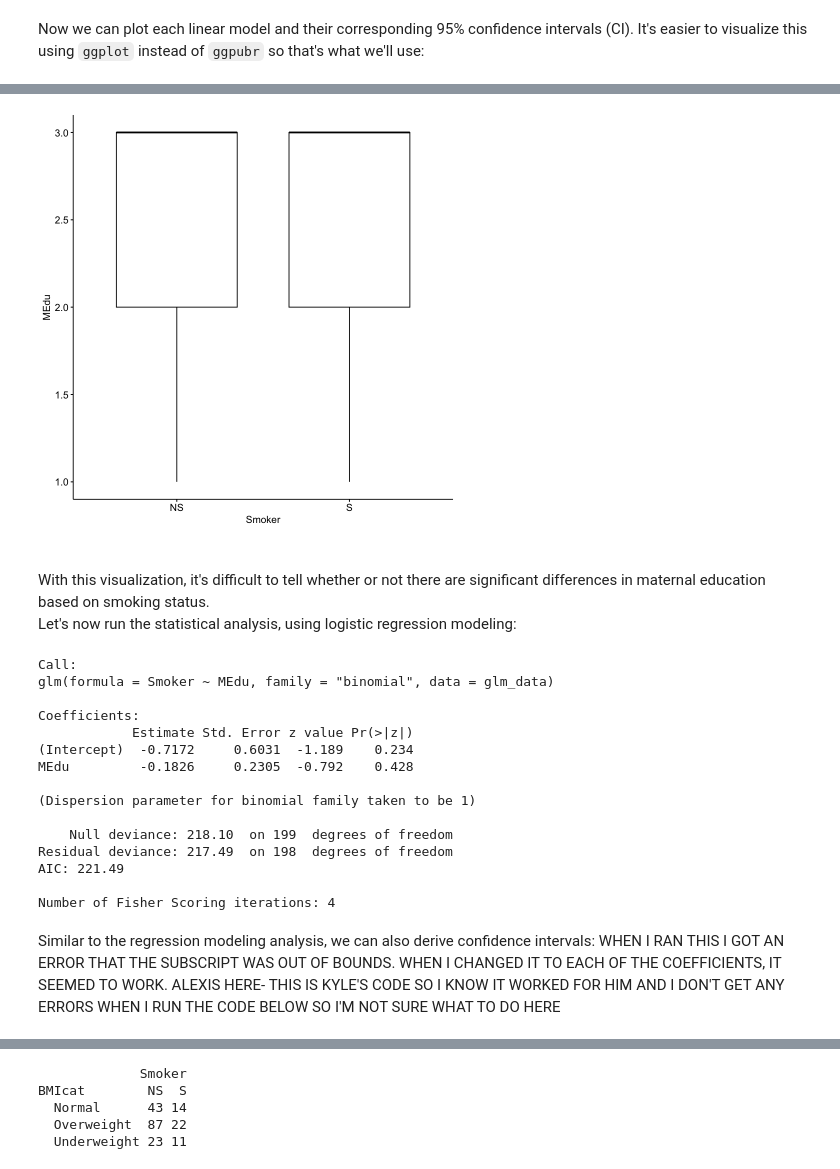
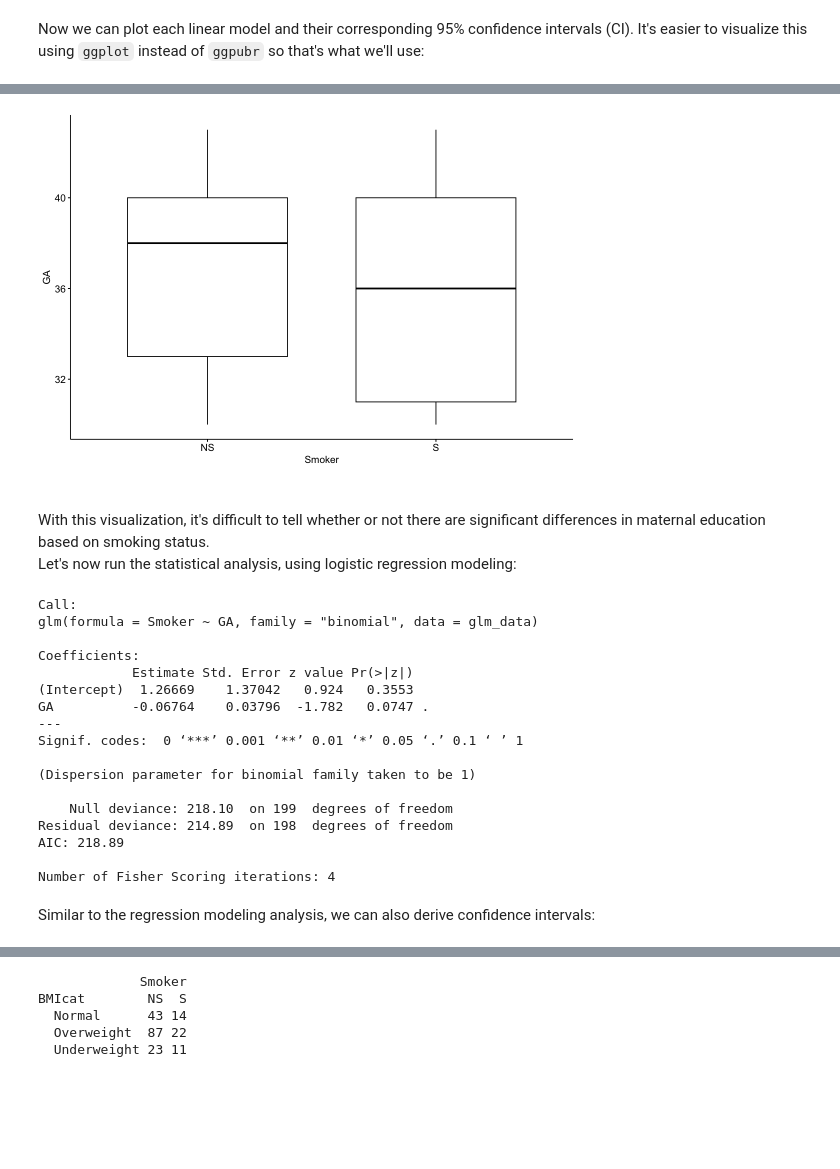
Before and after one commit to UNCSRP/The-inTelligence-And-Machine-lEarning-Toolkit-2.0, a Jupyter notebook: Chapter 3/3.4 Introduction to Statistical Tests/Introduction to Statistical Tests.ipynb, the cells around one changed output, grey strips where cells are left out. Drawn from its saved outputs; the diff is of its cells as text; code cells hidden in the pictures; blank space fills up the shorter version.

```diff
--- a/Chapter 3/3.4 Introduction to Statistical Tests/Introduction to Statistical Tests.ipynb
+++ b/Chapter 3/3.4 Introduction to Statistical Tests/Introduction to Statistical Tests.ipynb
@@ -457,7 +463,7 @@ Let's first visualize these data using a boxplot for the dichotomous smoker data
-# %%
-ggboxplot(data = full.data, x = "Smoker", y = "MEdu")
-# %% [output]
-[figure, removed]
+# %%
+ggboxplot(data = full.data, x = "Smoker", y = "GA")
+# %% [output]
+[figure, added]
 # %% [markdown]
 <br>
 With this visualization, it's difficult to tell whether or not there are significant differences in maternal education based on smoking status.
@@ -469,28 +475,29 @@ Let's now run the statistical analysis, using logistic regression modeling:
 glm_data = full.data %>%
     mutate(Smoker = ifelse(Smoker == "NS", 0,1))
 
-# use GLM (generalized linear model) and specify the family as binomial
-# this tells GLM to run a logistic regression
-log.res = glm(Smoker ~ MEdu, family = "binomial", data = glm_data)
+# Use GLM (generalized linear model) and specify the family as binomial
+# This tells GLM to run a logistic regression
+log.res = glm(Smoker ~ GA, family = "binomial", data = glm_data)
 
 summary(log.res) # viewing the results
 # %% [output]
 Call:
-glm(formula = Smoker ~ MEdu, family = "binomial", data = glm_data)
+glm(formula = Smoker ~ GA, family = "binomial", data = glm_data)
 
 Coefficients:
             Estimate Std. Error z value Pr(>|z|)
-(Intercept)  -0.7172     0.6031  -1.189    0.234
-MEdu         -0.1826     0.2305  -0.792    0.428
+(Intercept)  1.26669    1.37042   0.924   0.3553
+GA          -0.06764    0.03796  -1.782   0.0747 .
+---
+Signif. codes:  0 ‘***’ 0.001 ‘**’ 0.01 ‘*’ 0.05 ‘.’ 0.1 ‘ ’ 1
 
 (Dispersion parameter for binomial family taken to be 1)
 
     Null deviance: 218.10  on 199  degrees of freedom
-Residual deviance: 217.49  on 198  degrees of freedom
-AIC: 221.49
+Residual deviance: 214.89  on 198  degrees of freedom
+AIC: 218.89
 
 Number of Fisher Scoring iterations: 4
 # %% [markdown]
 Similar to the regression modeling analysis, we can also derive confidence intervals:
-WHEN I RAN THIS I GOT AN ERROR THAT THE SUBSCRIPT WAS OUT OF BOUNDS. WHEN I CHANGED IT TO EACH OF THE COEFFICIENTS, IT SEEMED TO WORK. ALEXIS HERE- THIS IS KYLE'S CODE SO I KNOW IT WORKED FOR HIM AND I DON'T GET ANY ERRORS WHEN I RUN THE CODE BELOW SO I'M NOT SURE WHAT TO DO HERE
 # %%
```
Also changed, not shown: parts of 18 cells of this notebook, 1 other file.
